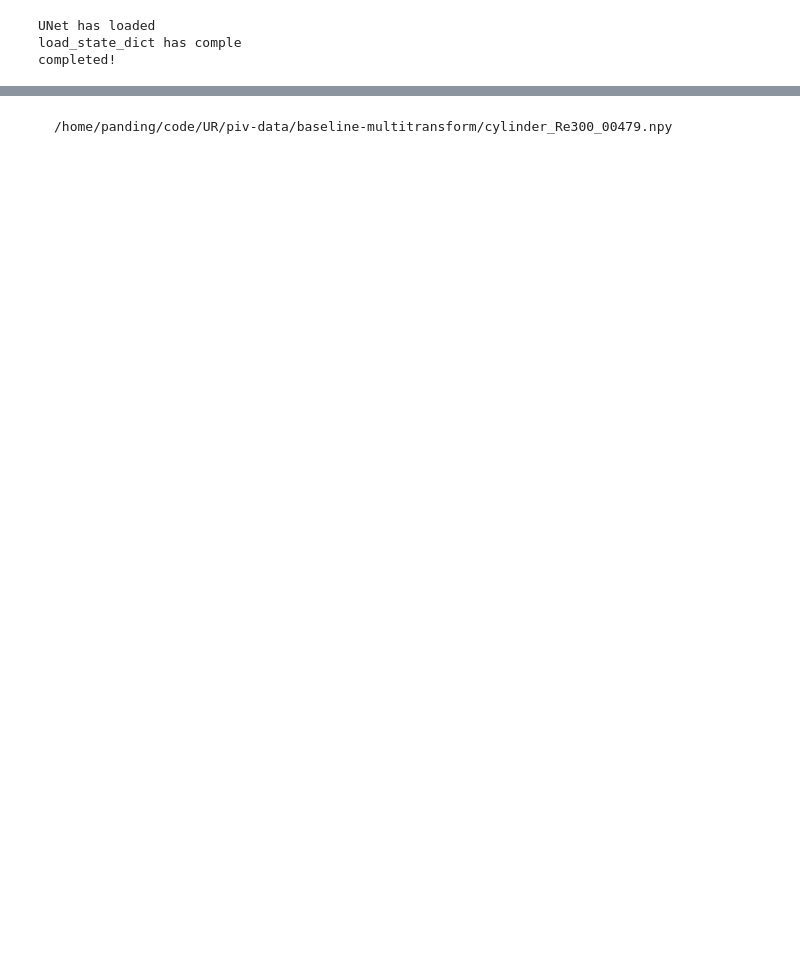
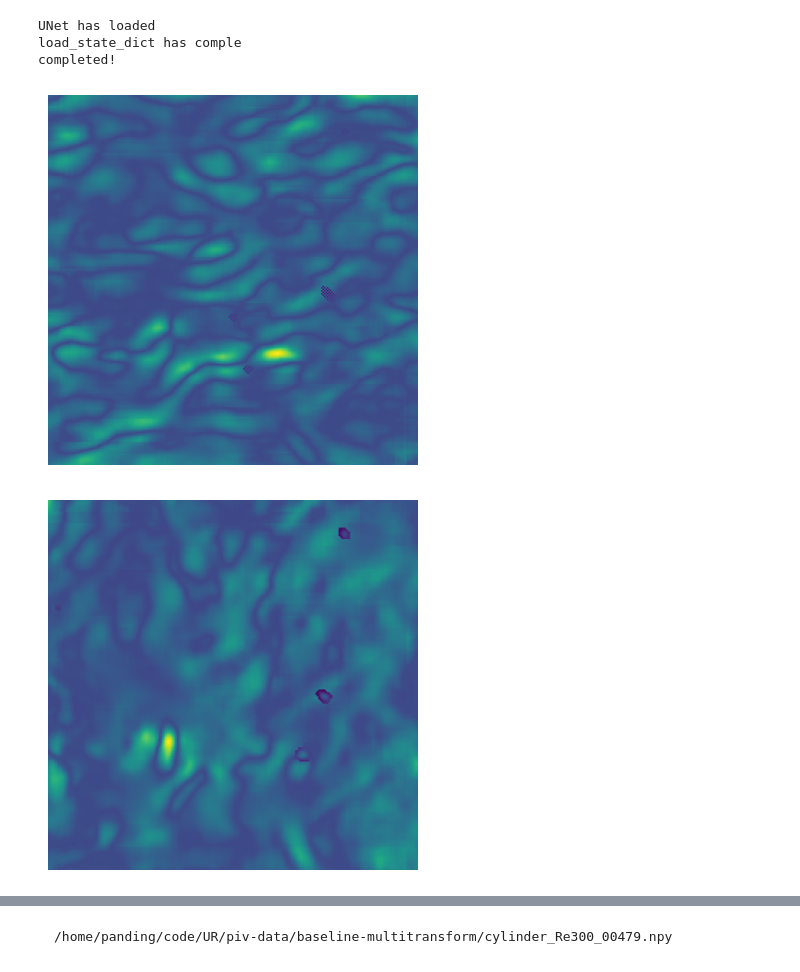
Before and after one commit to HardingPan/UR, a Jupyter notebook: compare.ipynb, the cells around one changed output, grey strips where cells are left out. Cells and saved outputs as stored; diff of their text form; code cells hidden in the pictures; blank space fills up the shorter version.

```diff
--- a/compare.ipynb
+++ b/compare.ipynb
@@ -60,17 +60,35 @@ detransform has competed
 # %%
 model_path = '/home/panding/code/UR/unet-model/best-1.pt'
 my_device = torch.device("cuda" if torch.cuda.is_available() else "cpu")
 
-data = np.load(datas_ur[0])
+data = np.load('/home/panding/code/UR/piv-data/raft-test/JHTDB_isotropic1024_hd_01860.npy')
 data = data[:4]
 
 uncertainty = Ur('unet', data, path=model_path, device=my_device)
 sigma_u_ur_2show, sigma_v_ur_2show = uncertainty.get_sigma2show()
 sigma_u_ur, sigma_v_ur = uncertainty.get_sigma()
+
+plt.figure(facecolor='white')
+plt.imshow(sigma_u_ur_2show)
+plt.xticks([])
+plt.yticks([])
+plt.axis('off')
+plt.savefig('/home/panding/code/UR/fig2/muenn_u.png', bbox_inches='tight',pad_inches = 0)
+plt.show()
+
+plt.figure(facecolor='white')
+plt.imshow(sigma_v_ur_2show)
+plt.xticks([])
+plt.yticks([])
+plt.axis('off')
+plt.savefig('/home/panding/code/UR/fig2/muenn_v.png', bbox_inches='tight',pad_inches = 0)
+plt.show()
 # %% [output]
 UNet has loaded
 load_state_dict has comple
 completed!
+[figure, added]
+[figure, added]
 # %%
 def show():
     plt.figure(figsize=(12,8))
```
Also changed, not shown: parts of 3 cells of this notebook, 3 other files.
